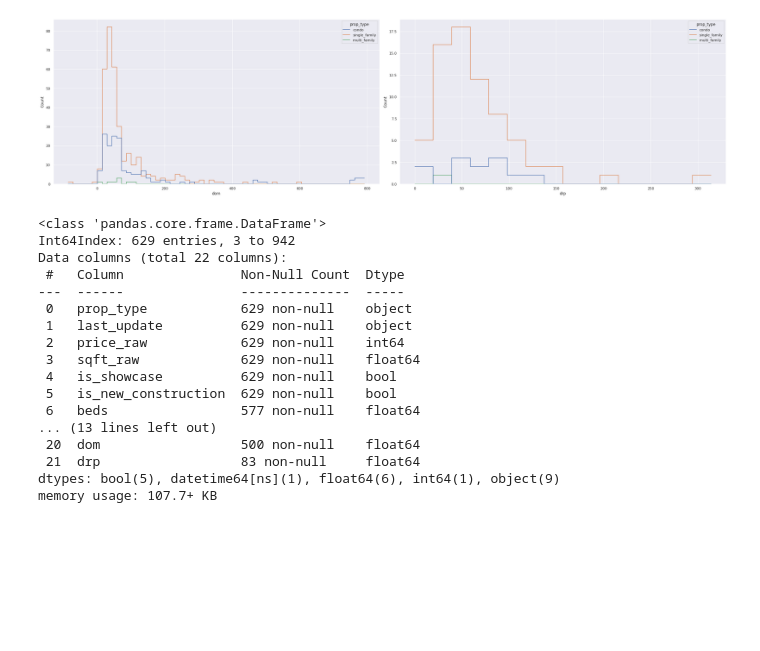
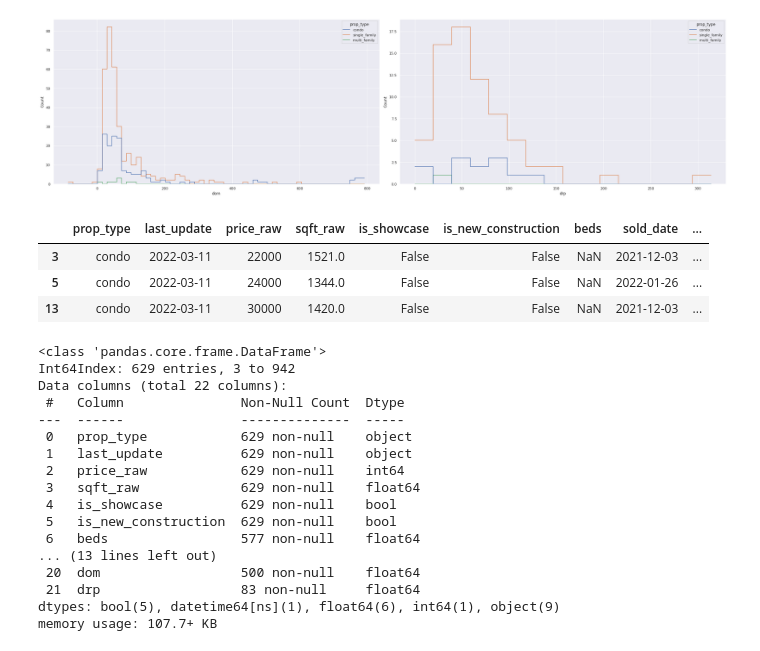
Before and after one commit to peter-callahan/Real-Estate-Pricing, a Jupyter notebook: real_estate_project_overview.ipynb, the cells around one changed output. Saved outputs shown, nothing was run; the diff lists cells and outputs as text; code cells hidden in the pictures; blank space fills up the shorter version.

```diff
--- a/real_estate_project_overview.ipynb
+++ b/real_estate_project_overview.ipynb
@@ -314,11 +314,19 @@ fig.show()
 [figure]
 # %%
 drop_columns = ['address', 'address_new', 'prop_status', 'price', 'sqft', 'photo', 'short_price', 'products',
-              'photo_count', 'page_no', 'rank', 'list_tracking', 'listing_id', 'property_id',
+              'photo_count', 'page_no', 'rank', 'list_tracking', 'listing_id', 'property_id', 'state_code',
               'advertiser_id', 'agent_photo', 'office_name', 'office_advertiser_id', 'snapshot_date', 'agent_name']
 
 
 clean_drop = ['lot_size', 'baths', 'baths_full', 'baths_half', 'price_reduced', 'price_reduced_date', 'list_date', 'lat', 'lon']
 # %%
-clean_data = prop_data.drop(columns=drop_columns + clean_drop)
+prop_data_input = prop_data.drop(columns=drop_columns + clean_drop)
+# %%
+
+prop_data_input.head(3)
+# %% [output]
+|  | prop_type | last_update | price_raw | sqft_raw | is_showcase | is_new_construction | beds | sold_date | ... |
+| 3 | condo | 2022-03-11 | 22000 | 1521.0 | False | False | NaN | 2021-12-03 | ... |
+| 5 | condo | 2022-03-11 | 24000 | 1344.0 | False | False | NaN | 2022-01-26 | ... |
+| 13 | condo | 2022-03-11 | 30000 | 1420.0 | False | False | NaN | 2021-12-03 | ... |
 # %%
```
Also changed, not shown: parts of 21 cells of this notebook.
